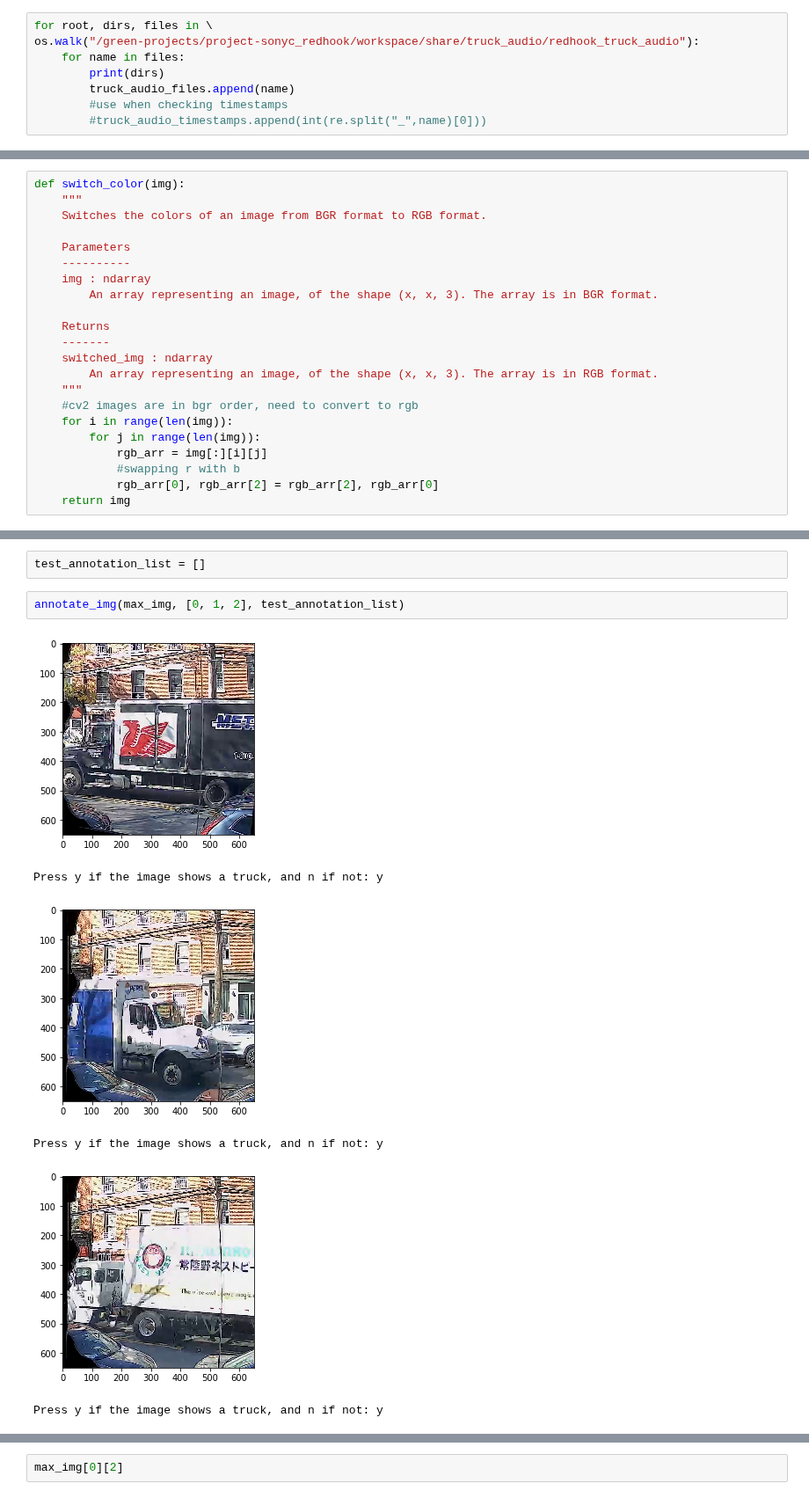
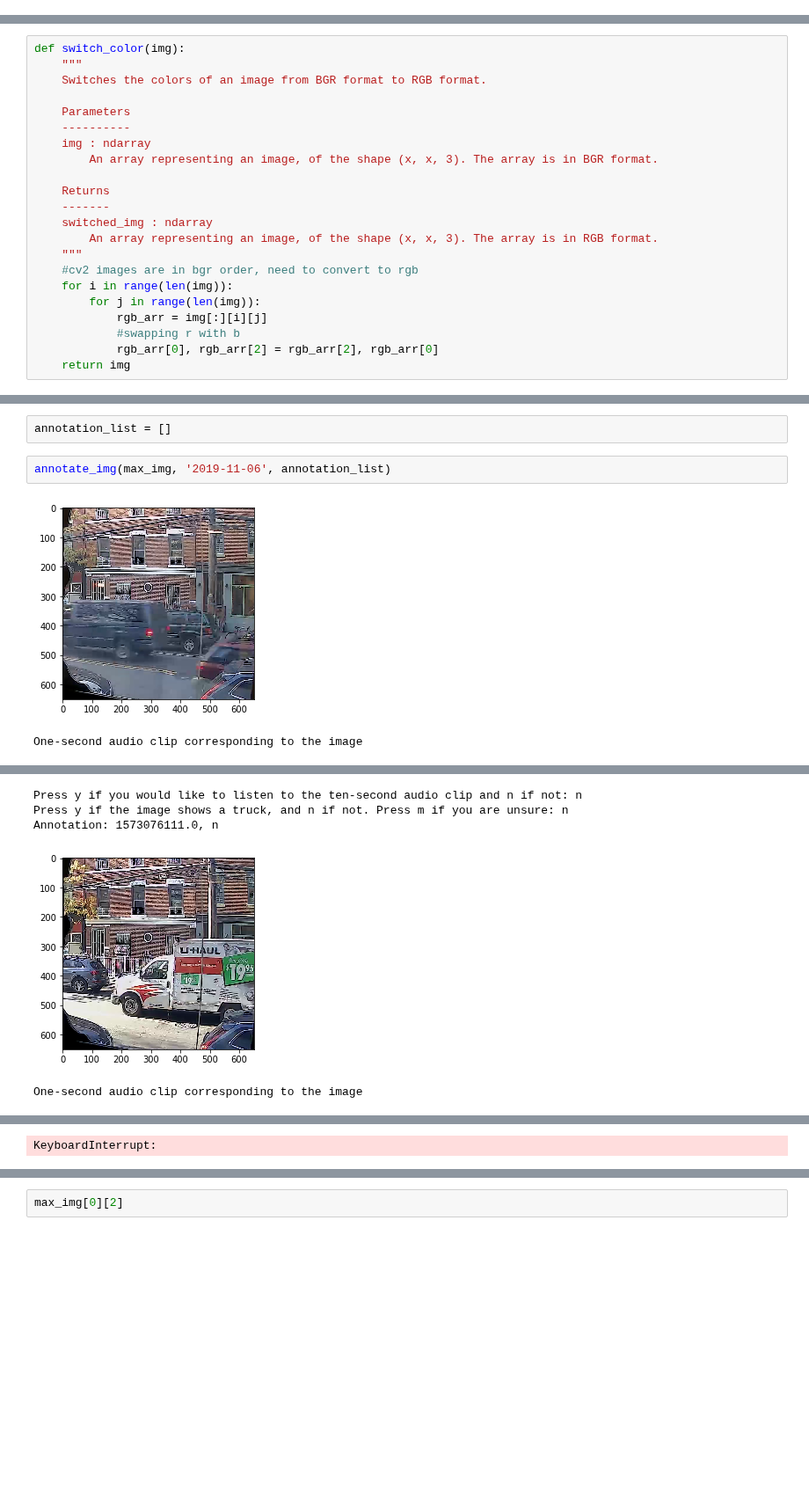
Before and after one commit to marin-hyatt/public-redhook-analysis, a Jupyter notebook: notebooks/Human_Annotation_Tool.ipynb, the cells around one changed output, grey strips where cells are left out. Shown at 88% size. Drawn from its saved outputs; the diff is of its cells as text; blank space fills up the shorter version.

Commit message:
Finished annotation tool

```diff
--- a/notebooks/Human_Annotation_Tool.ipynb
+++ b/notebooks/Human_Annotation_Tool.ipynb
@@ -71,8 +66,0 @@ truck_audio_files = []
-# %%
-for root, dirs, files in \
-os.walk("/green-projects/project-sonyc_redhook/workspace/share/truck_audio/redhook_truck_audio"):
-    for name in files:
-        print(dirs)
-        truck_audio_files.append(name)
-        #use when checking timestamps
-        #truck_audio_timestamps.append(int(re.split("_",name)[0]))
@@ -193,11 +168,7 @@ def annotate_img(img_arr, idx_arr, annotation_list, audio_arr):
-# %%
-test_annotation_list = []
-# %%
-annotate_img(max_img, [0, 1, 2], test_annotation_list)
-# %% [output]
-[figure, removed]
-Press y if the image shows a truck, and n if not: y
-[figure, removed]
-Press y if the image shows a truck, and n if not: y
-[figure, removed]
-Press y if the image shows a truck, and n if not: y
+# %%
+annotation_list = []
+# %%
+annotate_img(max_img, '2019-11-06', annotation_list)
+# %% [output]
+[figure, added]
+One-second audio clip corresponding to the image
@@ -203,0 +176,5 @@ Press y if the image shows a truck, and n if not: y
+Press y if you would like to listen to the ten-second audio clip and n if not: n
+Press y if the image shows a truck, and n if not. Press m if you are unsure: n
+Annotation: 1573076111.0, n
+[figure, added]
+One-second audio clip corresponding to the image
@@ -203,0 +182 @@ Press y if the image shows a truck, and n if not: y
+KeyboardInterrupt:
```
Also changed, not shown: parts of 10 cells of this notebook, 1 other file.
